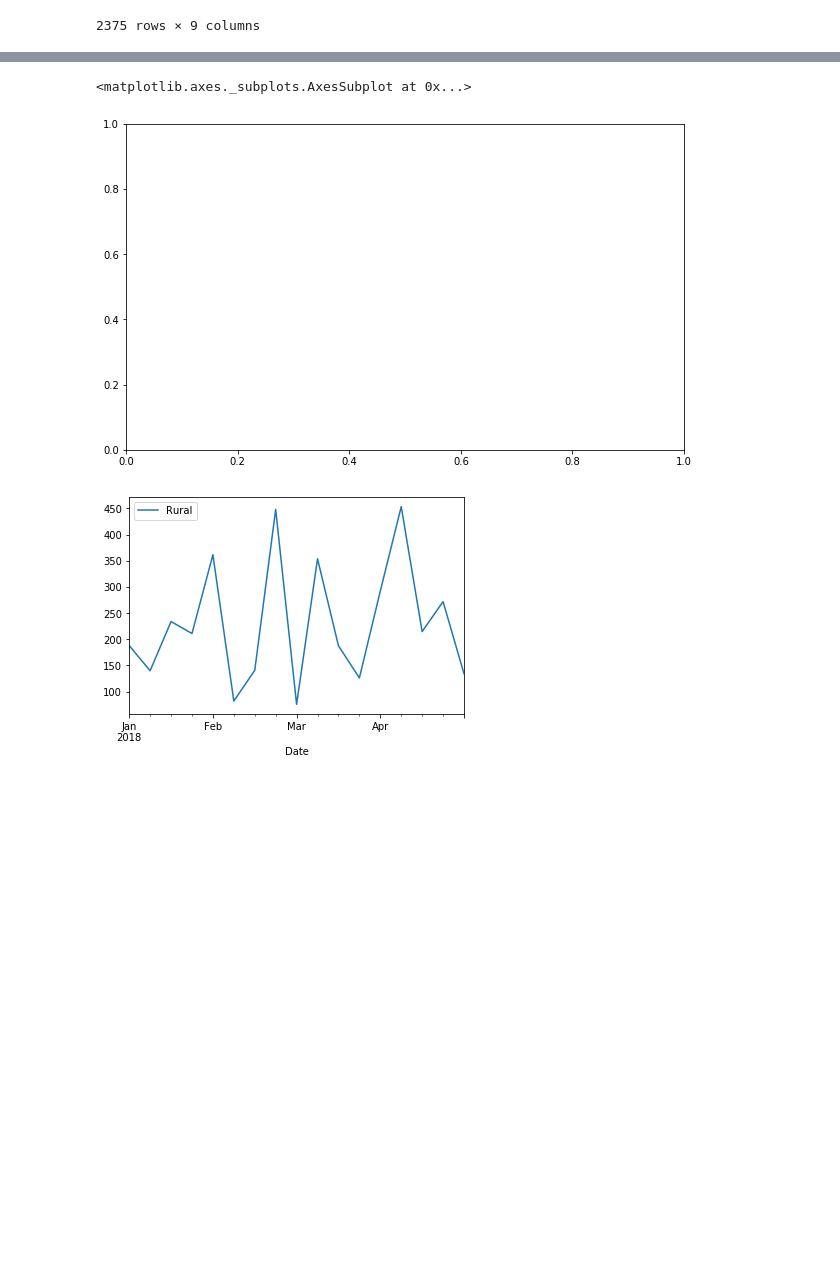
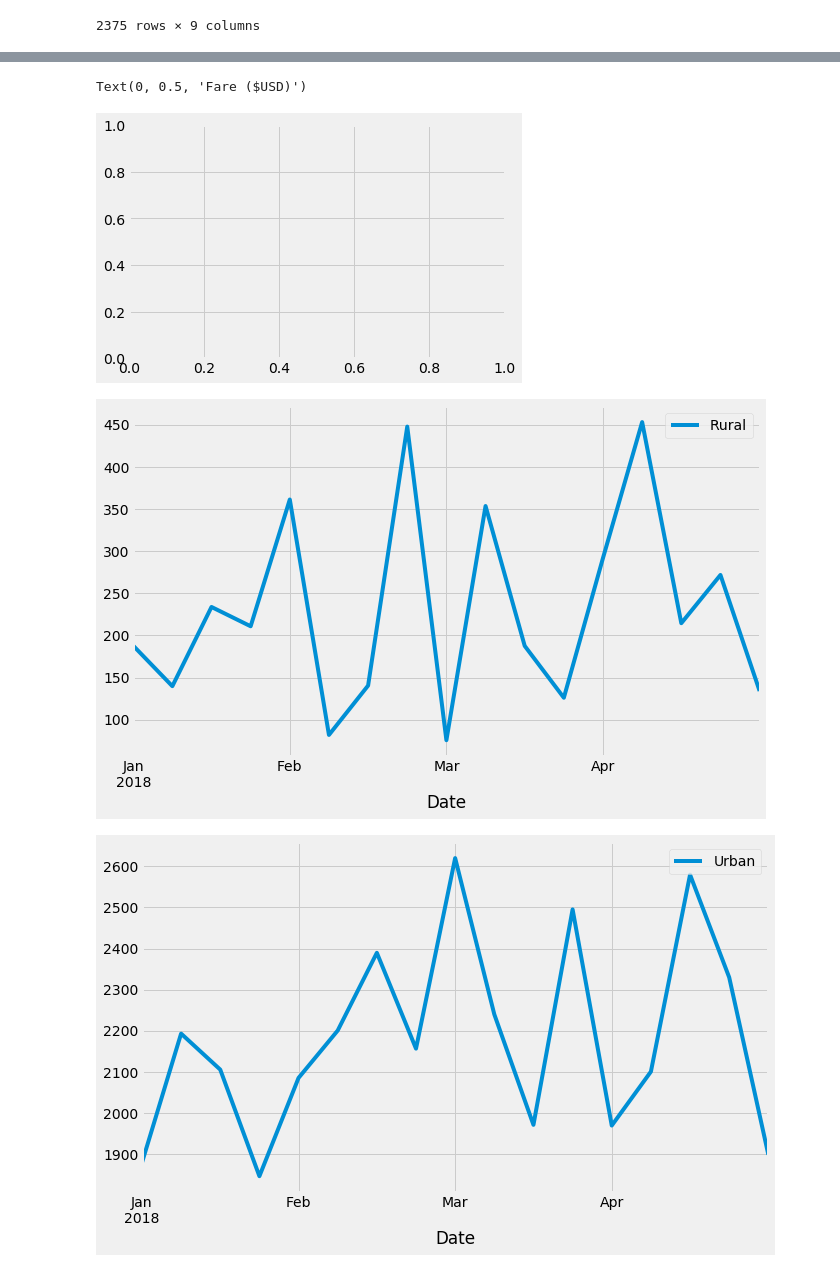
Before and after one commit to jennitian/jennifertian_rideshare-analysis, a Jupyter notebook: PyBer_Challenge.ipynb, the cells around one changed output, grey strips where cells are left out. Drawn from its saved outputs; the diff is of its cells as text; code cells hidden in the pictures; blank space fills up the shorter version.

```diff
--- a/PyBer_Challenge.ipynb
+++ b/PyBer_Challenge.ipynb
@@ -142,9 +152,26 @@ memory usage: 672.0 bytes
-# %%
-#import mcl to change parameters
-import matplotlib as mpl
-fig, ax = plt.subplots(figsize=(10,6))
-urban_fare_by_date.plot(x="Date", y="Rural")
-# %% [output]
-<matplotlib.axes._subplots.AxesSubplot at 0x...>
-[figure, removed]
-[figure, removed]
+# %%
+#import matplotlib styles and numpy
+import matplotlib.style as style
+import numpy as np
+
+#format axis
+style.use('fivethirtyeight')
+
+#create line plots
+fig, ax = plt.subplots()
+ax = urban_fare_by_date.plot(kind='line',x="Date", y="Rural", label="Rural", figsize=(10,6))
+
+ax = urban_fare_by_date.plot(kind='line',x="Date", y="Urban", label="Urban", figsize=(10,6))
+
+ax = urban_fare_by_date.plot(kind='line',x="Date", y="Suburban", label="Suburban", figsize=(10,6))
+
+ax = plt.gca()
+
+plt.title("Average Fare by City Type")
+plt.xlabel("Month")
+plt.ylabel("Fare ($USD)")
+# %% [output]
+Text(0, 0.5, 'Fare ($USD)')
+[figure, added]
+[figure, added]
+[figure, added]
```
Also changed, not shown: parts of 3 cells of this notebook.
